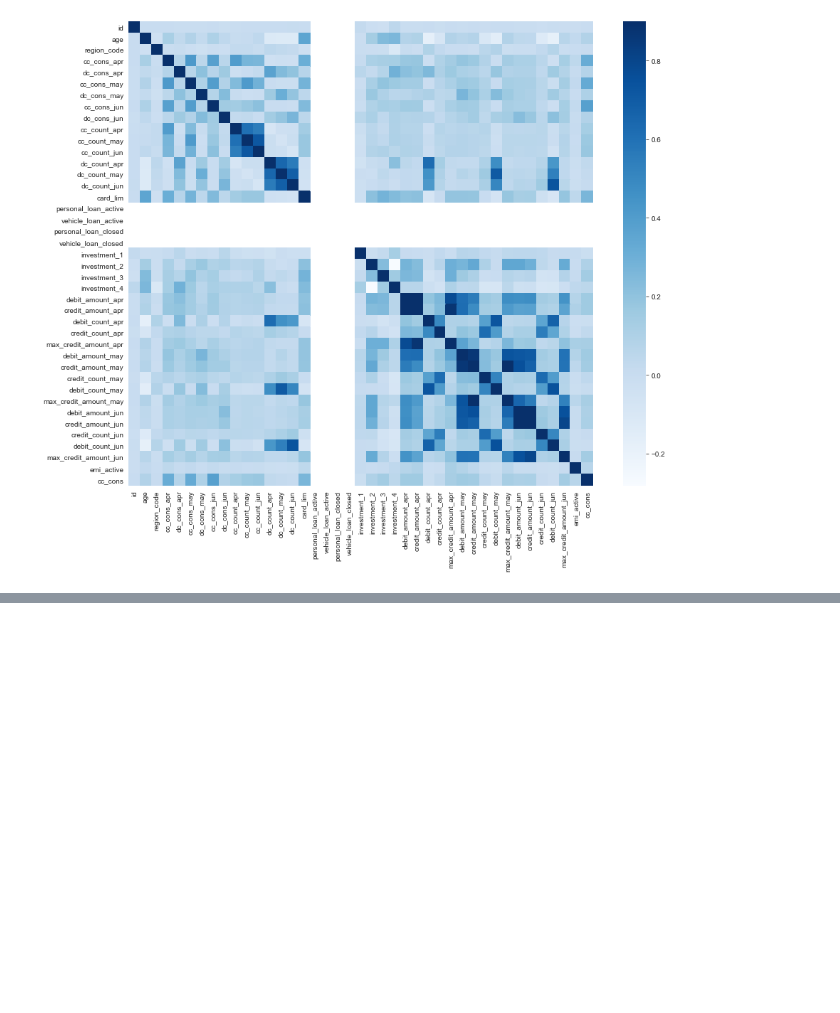
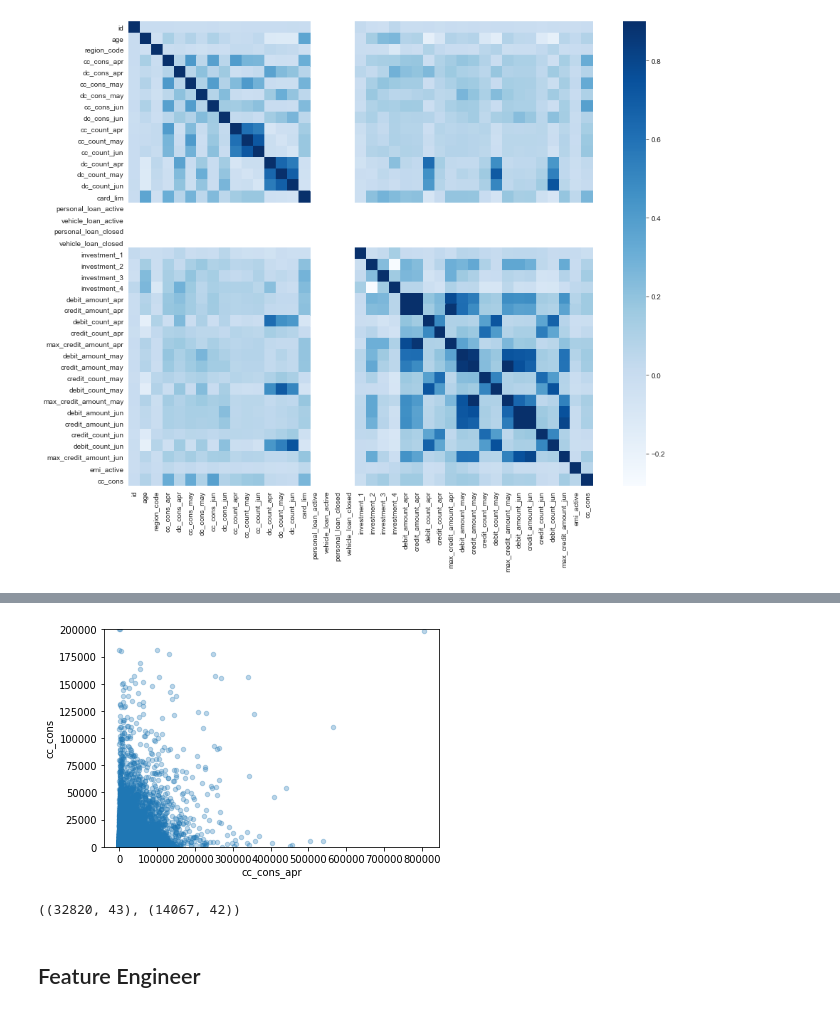
Before and after one commit to EllenZhangYarong/Hackthon_AmExpert_decipHER, a Jupyter notebook: AmExpert.ipynb, the cells around one changed output, grey strips where cells are left out. Saved outputs shown, nothing was run; the diff lists cells and outputs as text; code cells hidden in the pictures; blank space fills up the shorter version.

```diff
--- a/AmExpert.ipynb
+++ b/AmExpert.ipynb
@@ -207,5 +232,5 @@ fig.axis(ymin=0, ymax=500000);
 # %%
 data = pd.concat([df_train['cc_cons'], df_train['cc_cons_apr']], axis=1)
-f, ax = plt.subplots(figsize=(8, 6))
-fig = sns.boxplot(x=df_train['cc_cons_apr'], y="cc_cons", data=data)
-fig.axis(ymin=0, ymax=200000);
+data.plot.scatter(x='cc_cons_apr', y='cc_cons', alpha=0.3, ylim=(0,200000));
+# %% [output]
+[figure, added]
@@ -221,0 +237,11 @@ fig.axis(ymin=0, ymax=200000);
+# %%
+# Remove the Ids from train and test, as they are unique for each row and hence not useful for the model
+train_ID = df_train['id']
+test_ID = df_test['id']
+df_train.drop('id', axis=1, inplace=True)
+df_test.drop('id', axis=1, inplace=True)
+df_train.shape, df_test.shape
+# %% [output]
+((32820, 43), (14067, 42))
+# %% [markdown]
+## Feature Engineer
```
Also changed, not shown: parts of 29 cells of this notebook, 1 other file.
